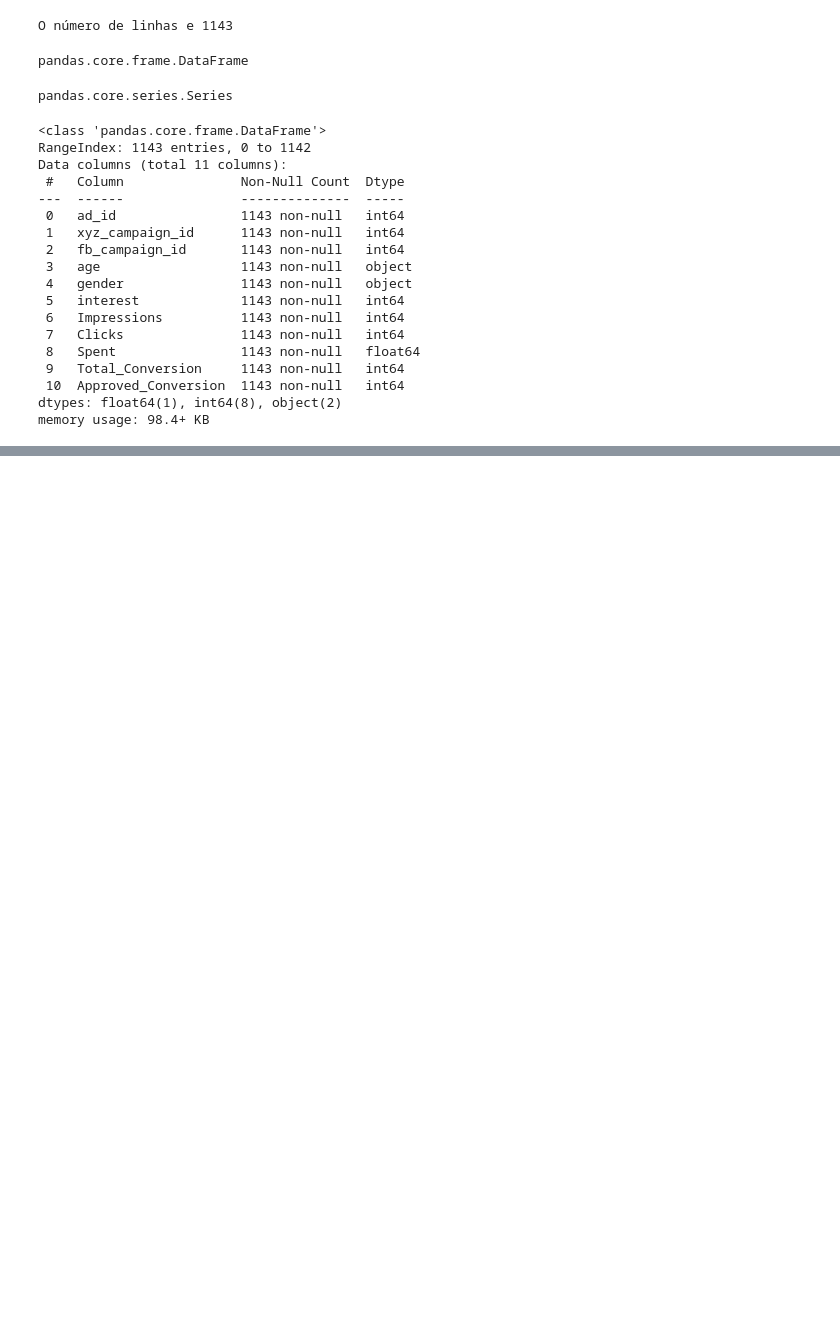
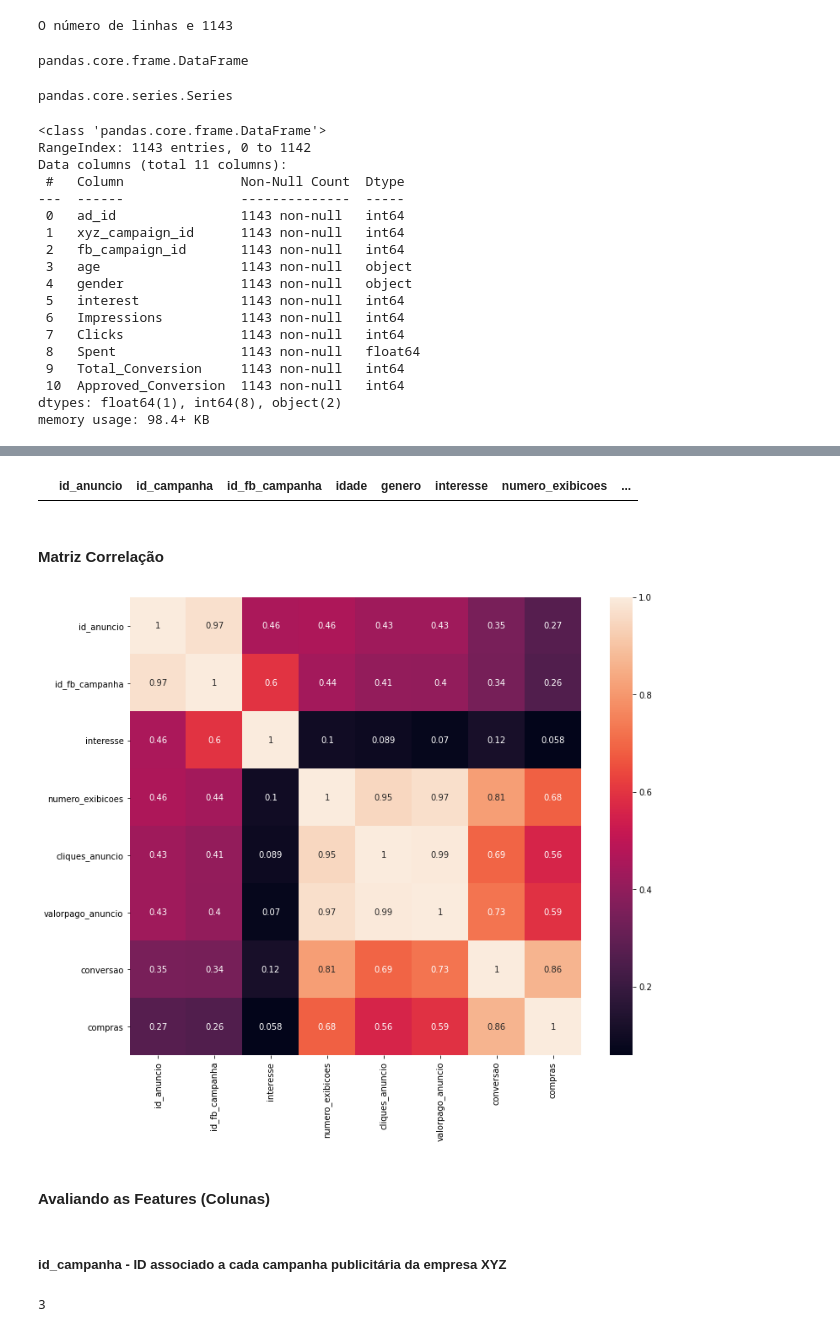
Before and after one commit to eu-larissasouza/InteligenciaArtificial_EBAC, a Jupyter notebook: Inteligência_Artificial_Projeto.ipynb, the cells around one changed output, grey strips where cells are left out. Cells and saved outputs as stored; diff of their text form; code cells hidden in the pictures; blank space fills up the shorter version.

```diff
--- a/Inteligência_Artificial_Projeto.ipynb
+++ b/Inteligência_Artificial_Projeto.ipynb
@@ -134,0 +246,22 @@ memory usage: 98.4+ KB
+# %%
+dt[dt.duplicated()]
+# %% [output]
+|  | id_anuncio | id_campanha | id_fb_campanha | idade | genero | interesse | numero_exibicoes | ... |
+# %% [markdown]
+#### Matriz Correlação
+# %%
+plt.figure(figsize=(12,10))
+matrix_corr= dt.corr()
+sns.heatmap(matrix_corr, annot=True)
+sns.color_palette("flare", as_cmap=True)
+plt.show()
+# %% [output]
+[figure, added]
+# %% [markdown]
+#### Avaliando as Features (Colunas)
+# %% [markdown]
+##### id_campanha - ID associado a cada campanha publicitária da empresa XYZ
+# %%
+dt["id_campanha"].nunique()
+# %% [output]
+3
```
Also changed, not shown: parts of 71 cells of this notebook.
